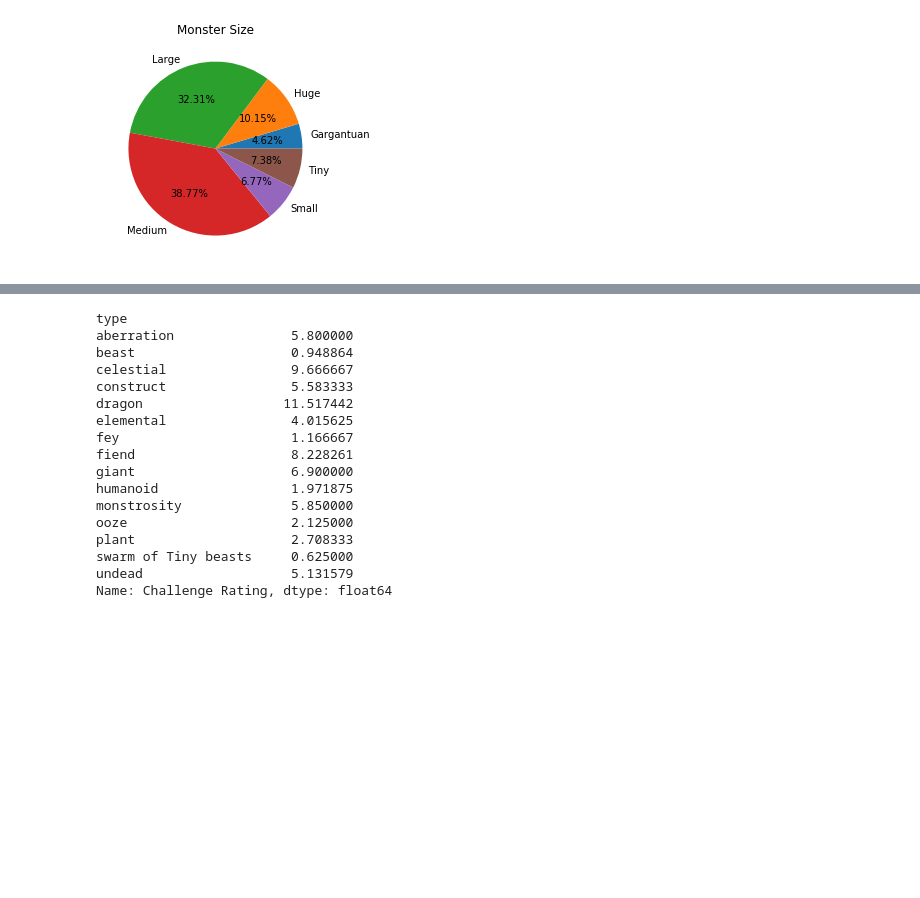
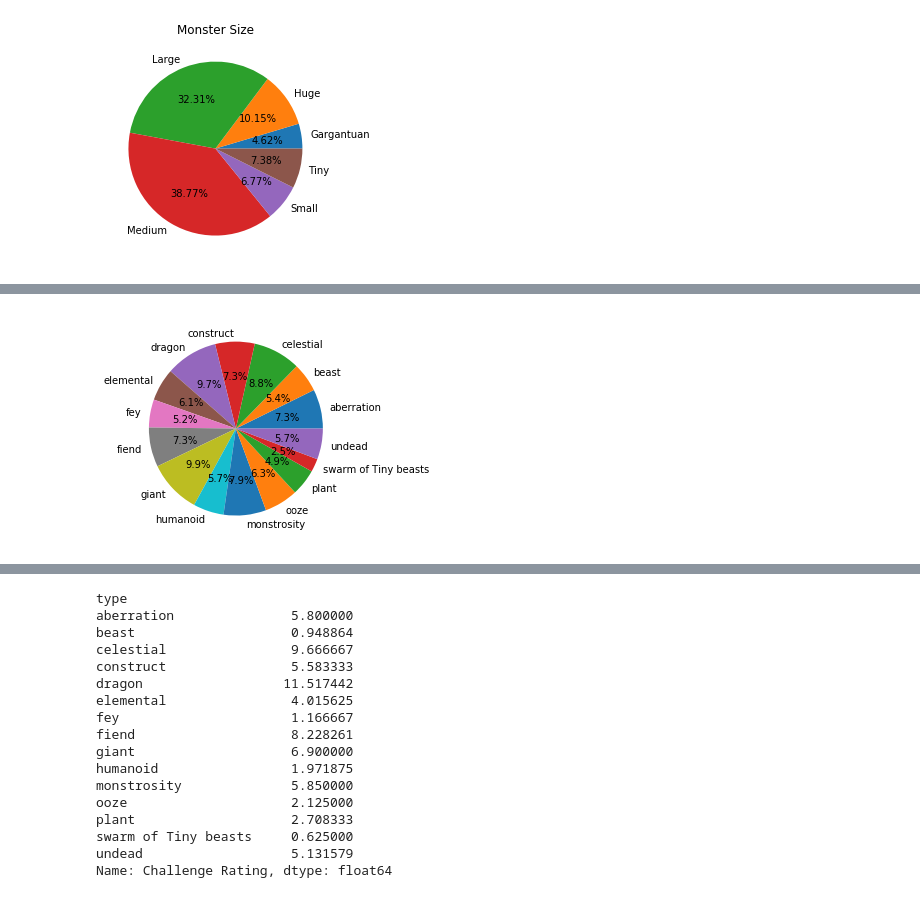
Before and after one commit to claxtonh/Project-1, a Jupyter notebook: Getting Data-Copy2.ipynb, the cells around one changed output, grey strips where cells are left out. Cells and saved outputs as stored; diff of their text form; code cells hidden in the pictures; blank space fills up the shorter version.

```diff
--- a/Getting Data-Copy2.ipynb
+++ b/Getting Data-Copy2.ipynb
@@ -207,3 +207,6 @@ plt.title("Monster Size")
 plt.show()
 # %% [output]
 [figure]
+# %%
+type_str =monster.groupby("type")["strength"].mean()
+type_str
@@ -209,0 +231,7 @@ plt.show()
+# %%
+labels_str_type = type_cr.index
+plt.pie(type_str, labels=labels_str_type, autopct = "%1.1f%%")
+#plt.legend(loc = "upper right")
+plt.show()
+# %% [output]
+[figure, added]
```
Also changed, not shown: parts of 8 cells of this notebook.
